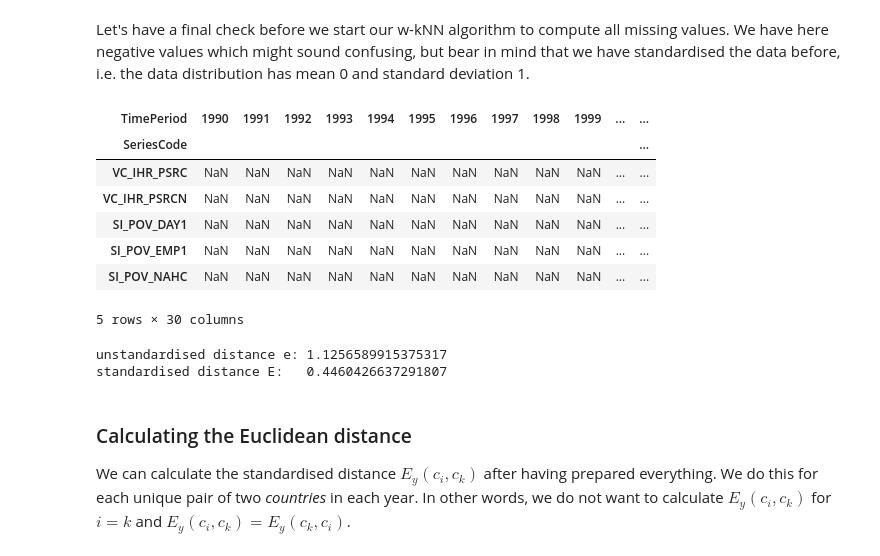
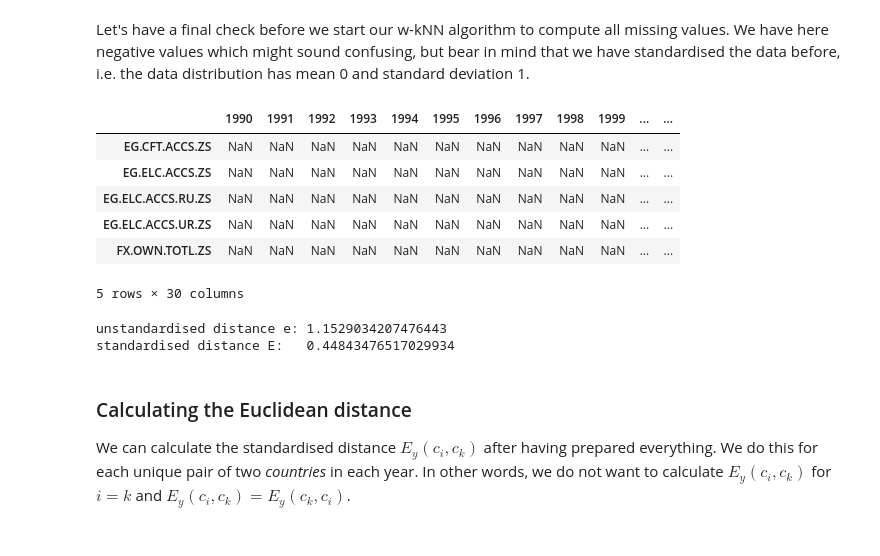
Before and after one commit to felix-laumann/SDG-networks, a Jupyter notebook: 2_imputations_concatenating.ipynb, the cells around one changed output. Drawn from its saved outputs; the diff is of its cells as text; code cells hidden in the pictures.

```diff
--- a/2_imputations_concatenating.ipynb
+++ b/2_imputations_concatenating.ipynb
@@ -28,8 +28,8 @@ import warnings
 warnings.filterwarnings('ignore')
 # %%
 # loading original and standardised data set
-dict_all = pickle.load(open('utils/data/dict_all.pkl', 'rb'))
-dict_all_std = pickle.load(open('utils/data/dict_all_std.pkl', 'rb'))
+dict_all = pickle.load(open('utils/data/dict_all_wb.pkl', 'rb'))
+dict_all_std = pickle.load(open('utils/data/dict_all_wb_std.pkl', 'rb'))
 # %%
 # check
 print('Original values: ')
@@ -120,15 +120,14 @@ $$ x^{j}_{i,y} = \frac{1}{K} \sum_k \frac{1}{|E_y(c_{i}, c_{k})|} \cdot x^j_{k,y
 # %% [markdown]
 Let's have a final check before we start our w-kNN algorithm to compute all missing values. We have here negative values which might sound confusing, but bear in mind that we have standardised the data before, i.e. the data distribution has mean 0 and standard deviation 1.
 # %%
-dict_all_std['Iraq (Central Iraq)'].head()
+dict_all_std['Iraq'].head()
 # %% [output]
-| TimePeriod | 1990 | 1991 | 1992 | 1993 | 1994 | 1995 | 1996 | 1997 | 1998 | 1999 | ... | ... |
-| SeriesCode |  |  |  |  |  |  |  |  |  |  |  | ... |
-| VC_IHR_PSRC | NaN | NaN | NaN | NaN | NaN | NaN | NaN | NaN | NaN | NaN | ... | ... |
-| VC_IHR_PSRCN | NaN | NaN | NaN | NaN | NaN | NaN | NaN | NaN | NaN | NaN | ... | ... |
-| SI_POV_DAY1 | NaN | NaN | NaN | NaN | NaN | NaN | NaN | NaN | NaN | NaN | ... | ... |
-| SI_POV_EMP1 | NaN | NaN | NaN | NaN | NaN | NaN | NaN | NaN | NaN | NaN | ... | ... |
-| SI_POV_NAHC | NaN | NaN | NaN | NaN | NaN | NaN | NaN | NaN | NaN | NaN | ... | ... |
+|  | 1990 | 1991 | 1992 | 1993 | 1994 | 1995 | 1996 | 1997 | 1998 | 1999 | ... | ... |
+| EG.CFT.ACCS.ZS | NaN | NaN | NaN | NaN | NaN | NaN | NaN | NaN | NaN | NaN | ... | ... |
+| EG.ELC.ACCS.ZS | NaN | NaN | NaN | NaN | NaN | NaN | NaN | NaN | NaN | NaN | ... | ... |
+| EG.ELC.ACCS.RU.ZS | NaN | NaN | NaN | NaN | NaN | NaN | NaN | NaN | NaN | NaN | ... | ... |
+| EG.ELC.ACCS.UR.ZS | NaN | NaN | NaN | NaN | NaN | NaN | NaN | NaN | NaN | NaN | ... | ... |
+| FX.OWN.TOTL.ZS | NaN | NaN | NaN | NaN | NaN | NaN | NaN | NaN | NaN | NaN | ... | ... |
 5 rows × 30 columns
 # %%
 # CHECKPOINT
@@ -139,8 +138,8 @@ dict_E = pickle.load(open('utils/data/distances_std.pkl', 'rb'))
 print('unstandardised distance e:', dict_e['2000', 'Afghanistan', 'Colombia'])
 print('standardised distance E:  ', dict_E['2000', 'Afghanistan', 'Colombia'])
 # %% [output]
-unstandardised distance e: 1.1256589915375317
-standardised distance E:   0.4460426637291807
+unstandardised distance e: 1.1529034207476443
+standardised distance E:   0.44843476517029934
 # %% [markdown]
 ### Calculating the Euclidean distance
 
```
Also changed, not shown: parts of 61 cells of this notebook, 2 other files.
